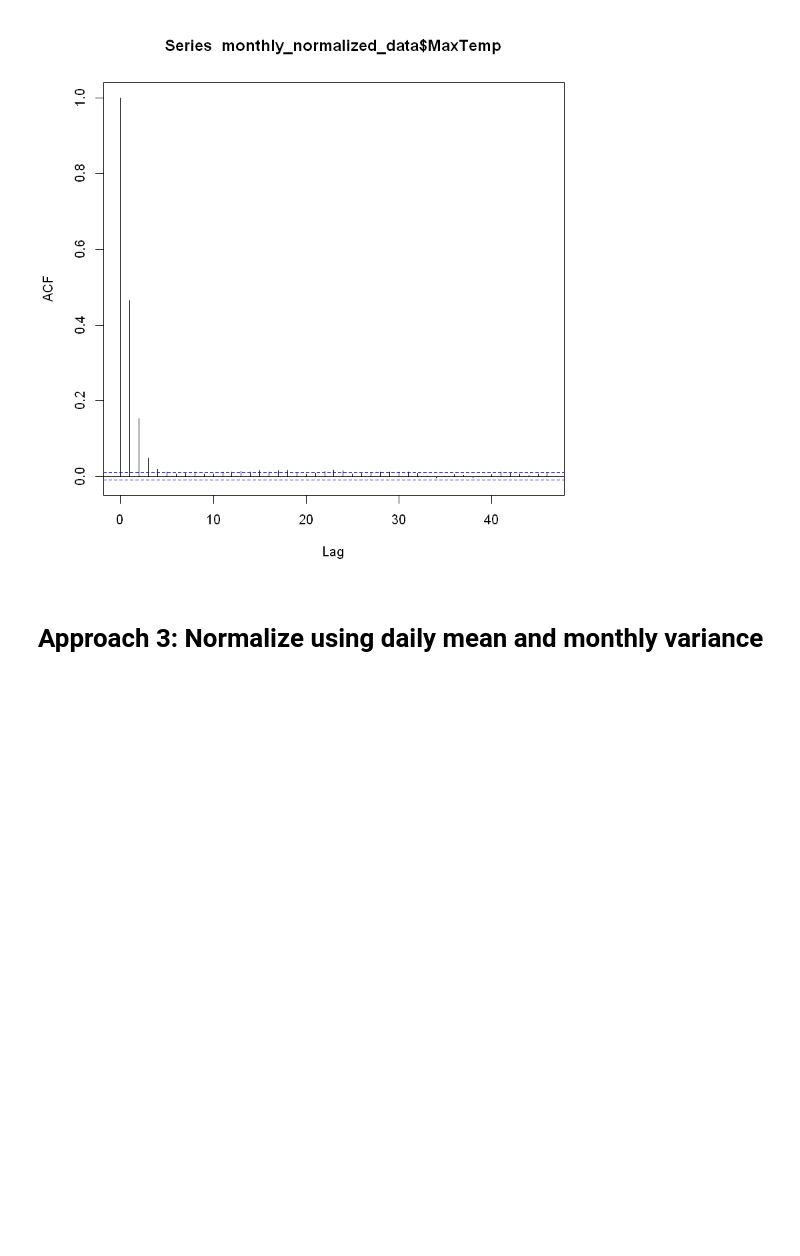
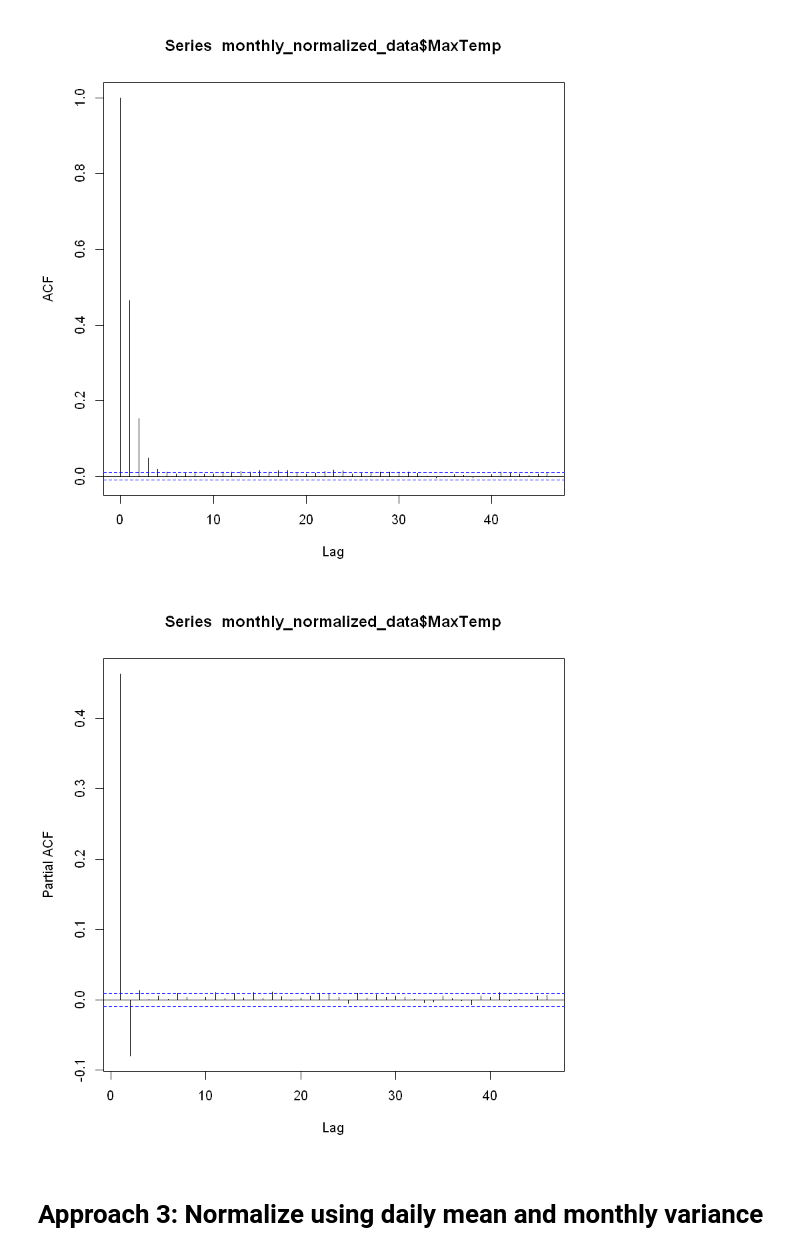
Before and after one commit to wywongbd/EPFL-Time-Series, a Jupyter notebook: project/Project - Trend Removal.ipynb, the cells around one changed output. Saved outputs shown, nothing was run; the diff lists cells and outputs as text; code cells hidden in the pictures; blank space fills up the shorter version.

```diff
--- a/project/Project - Trend Removal.ipynb
+++ b/project/Project - Trend Removal.ipynb
@@ -118,6 +122,10 @@ plot(monthly_normalized_data$MaxTemp[1:2000], type = 'l')
 acf(monthly_normalized_data$MaxTemp)
 # %% [output]
 [figure]
+# %%
+pacf(monthly_normalized_data$MaxTemp)
+# %% [output]
+[figure, added]
 # %% [markdown]
 # Approach 3: Normalize using daily mean and monthly variance
 # %%
```
Also changed, not shown: parts of 16 cells of this notebook, 2 other files.
